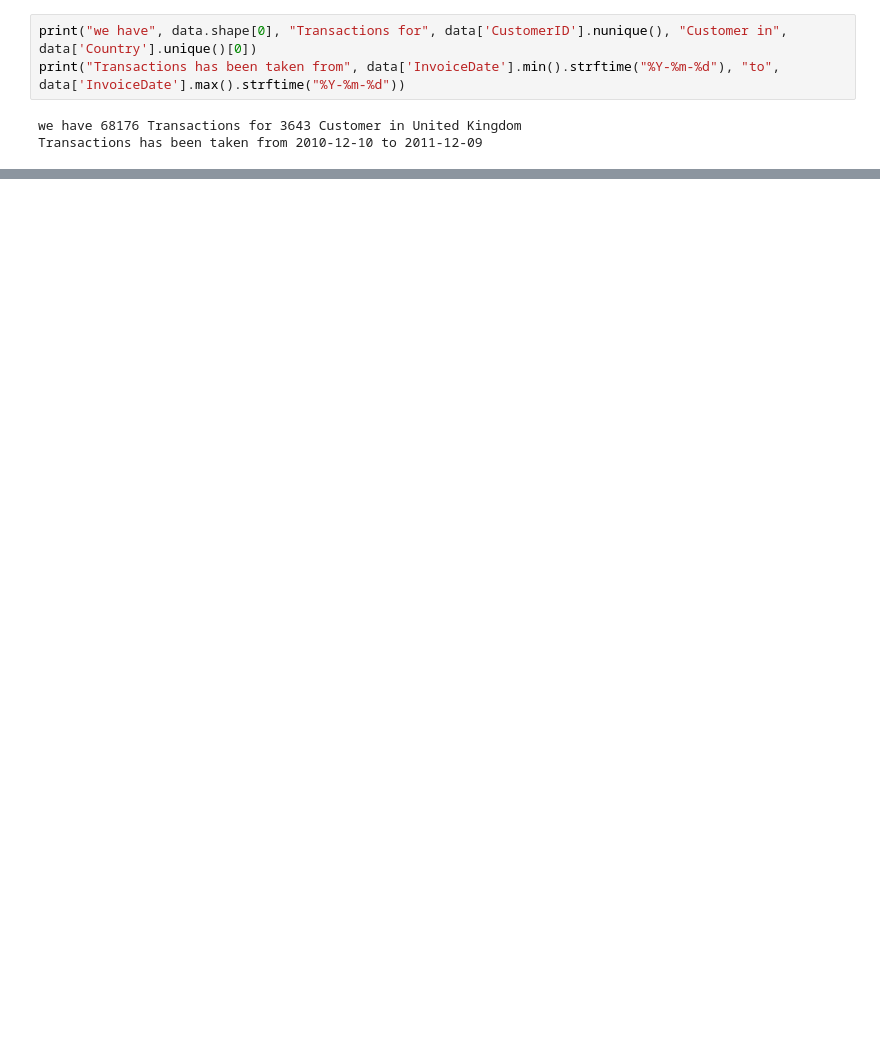
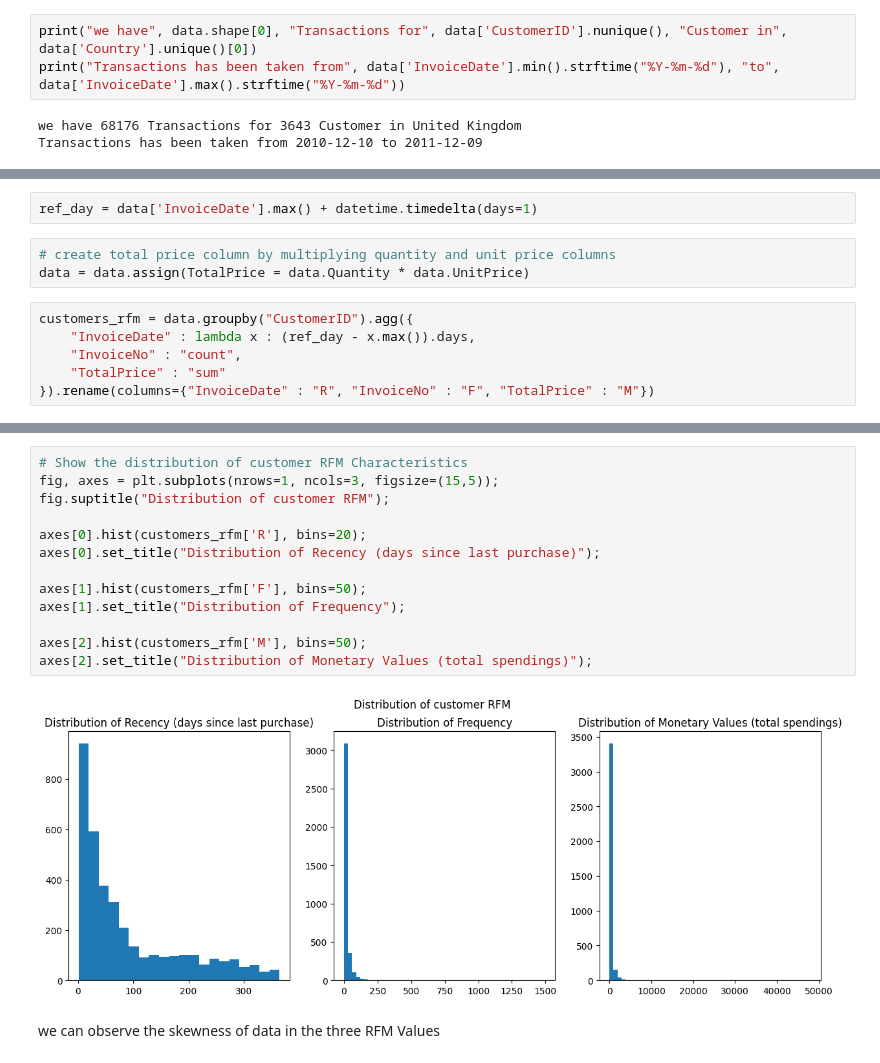
Before and after one commit to m-baset/customer-segmentation, a Jupyter notebook: customer_segmentation.ipynb, the cells around one changed output, grey strips where cells are left out. Cells and saved outputs as stored; diff of their text form; blank space fills up the shorter version.

```diff
--- a/customer_segmentation.ipynb
+++ b/customer_segmentation.ipynb
@@ -112,0 +114,11 @@ data['UnitPrice'].max()
+# %%
+ref_day = data['InvoiceDate'].max() + datetime.timedelta(days=1)
+# %%
+# create total price column by multiplying quantity and unit price columns
+data = data.assign(TotalPrice = data.Quantity * data.UnitPrice)
+# %%
+customers_rfm = data.groupby("CustomerID").agg({
+    "InvoiceDate" : lambda x : (ref_day - x.max()).days,
+    "InvoiceNo" : "count",
+    "TotalPrice" : "sum"
+}).rename(columns={"InvoiceDate" : "R", "InvoiceNo" : "F", "TotalPrice" : "M"})
@@ -112,0 +149,17 @@ data['UnitPrice'].max()
+# %%
+# Show the distribution of customer RFM Characteristics
+fig, axes = plt.subplots(nrows=1, ncols=3, figsize=(15,5));
+fig.suptitle("Distribution of customer RFM");
+
+axes[0].hist(customers_rfm['R'], bins=20);
+axes[0].set_title("Distribution of Recency (days since last purchase)");
+
+axes[1].hist(customers_rfm['F'], bins=50);
+axes[1].set_title("Distribution of Frequency");
+
+axes[2].hist(customers_rfm['M'], bins=50);
+axes[2].set_title("Distribution of Monetary Values (total spendings)");
+# %% [output]
+[figure, added]
+# %% [markdown]
+we can observe the skewness of data in the three RFM Values
```
Also changed, not shown: parts of 18 cells of this notebook.
